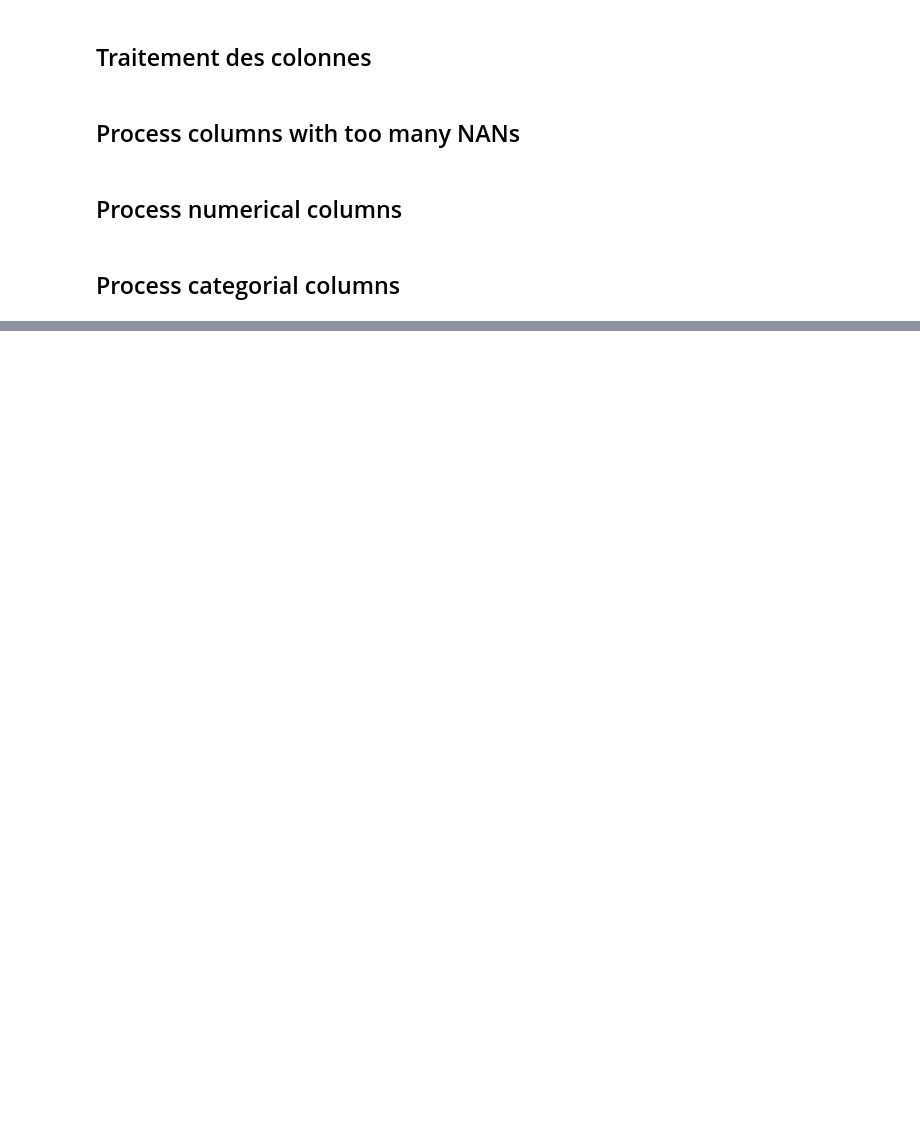
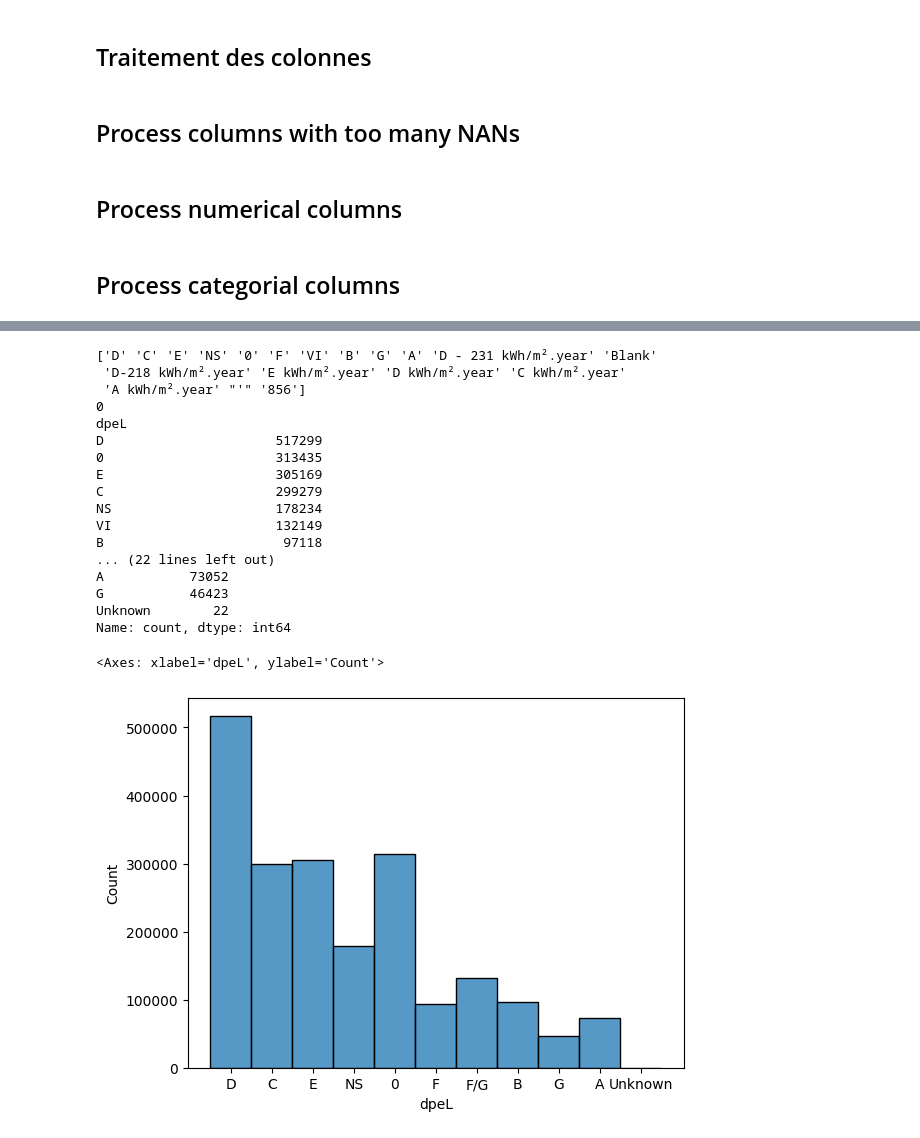
Before and after one commit to Clement2169/immocv, a Jupyter notebook: notebooks/TraitementAppartement-V1.ipynb, the cells around one changed output, grey strips where cells are left out. Drawn from its saved outputs; the diff is of its cells as text; code cells hidden in the pictures; blank space fills up the shorter version.

```diff
--- a/notebooks/TraitementAppartement-V1.ipynb
+++ b/notebooks/TraitementAppartement-V1.ipynb
@@ -92,7 +137,7 @@ print (df.logement_neuf.value_counts())
 df.set_index('idannonce',drop=True,inplace=True)
 
 #supprimer les colonnes non pertinentes pour les maisons
-df.drop(columns=['type_annonceur', 'typedebien', 'typedetransaction',
+df.drop(columns=['type_annonceur', 'typedebien', 'typedetransaction','typedebien_lite',
        'prix_maison', 'prix_terrain', 'mensualiteFinance',"surface_terrain",
     #    'dpeC', #pas d'information supplémentaire sur dpeC par rapport à dpeL
     #    'date','eau',
@@ -300,0 +372,36 @@ print (df[columns].isna().sum())
+# %%
+#  Process dpel
+#  NS means non significative
+# how to take into account dpe zero ?
+print(df["dpeL"].unique())
+print(df["dpeL"].isna().sum())
+print(df["dpeL"].value_counts())
+df["dpeL"] = df["dpeL"].replace(to_replace=["D - 231 kWh/m².year","D-218 kWh/m².year","Blank",'0 kWh/m².year'],value=["D","D","Unknown","0"])
+df["dpeL"] = df["dpeL"].replace(to_replace=["E kWh/m².year","D kWh/m².year","C kWh/m².year","A kWh/m².year","856","'"],value=["E","D","C","A","Unknown","Unknown"])
+
+df["dpeL"] = df["dpeL"].replace(to_replace=["VI"],value=["F/G"])
+# df['dpeL'] = pd.Categorical(df['dpeL'], ['0','A','B','C','D','E','F','F/G','G','Unknown'])
+
+print(df["dpeL"].value_counts())
+
+sns.histplot(df["dpeL"])
+# %% [output]
+['D' 'C' 'E' 'NS' '0' 'F' 'VI' 'B' 'G' 'A' 'D - 231 kWh/m².year' 'Blank'
+ 'D-218 kWh/m².year' 'E kWh/m².year' 'D kWh/m².year' 'C kWh/m².year'
+ 'A kWh/m².year' "'" '856']
+0
+dpeL
+D                      517299
+0                      313435
+E                      305169
+C                      299279
+NS                     178234
+VI                     132149
+B                       97118
+... (22 lines left out)
+A           73052
+G           46423
+Unknown        22
+Name: count, dtype: int64
+<Axes: xlabel='dpeL', ylabel='Count'>
+[figure, added]
```
Also changed, not shown: parts of 12 cells of this notebook.
